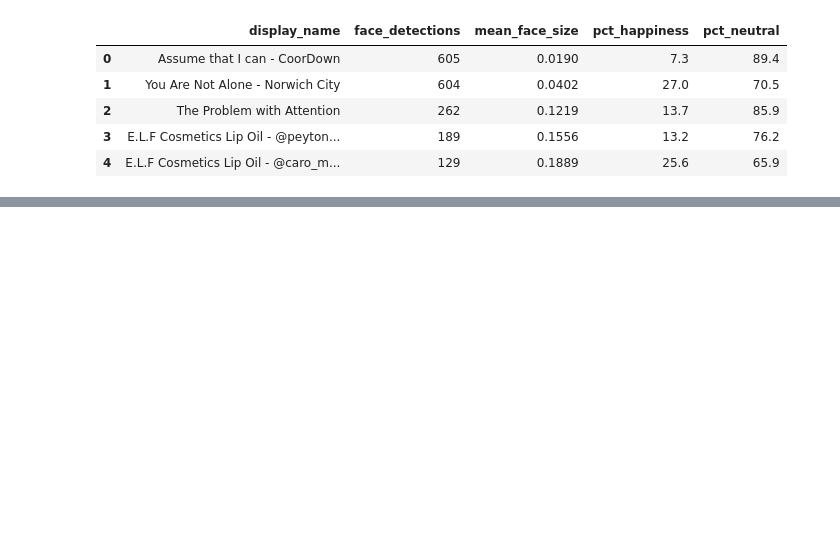
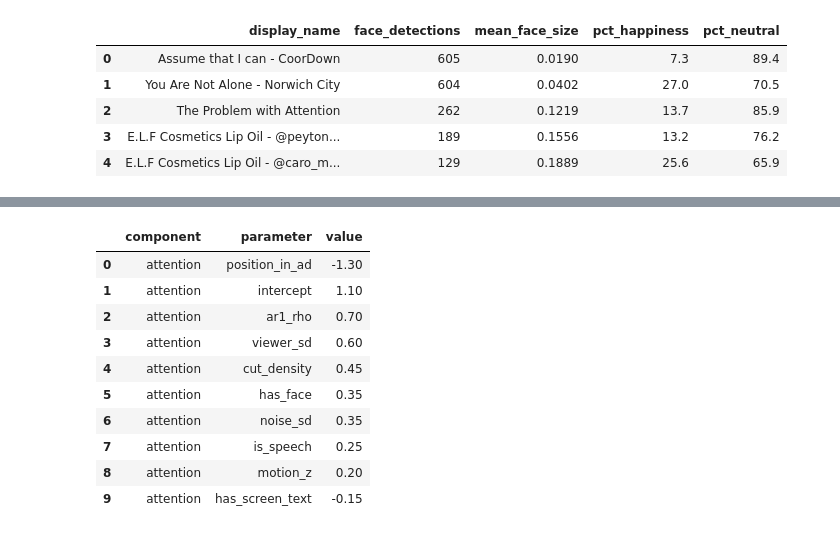
Before and after one commit to felixnego/cloud_employee_project, a Jupyter notebook: notebooks/01_creative_data_overview.ipynb, the cells around one changed output, grey strips where cells are left out. Saved outputs shown, nothing was run; the diff lists cells and outputs as text; code cells hidden in the pictures; blank space fills up the shorter version.

Commit message:
added audience generation layer

```diff
--- a/notebooks/01_creative_data_overview.ipynb
+++ b/notebooks/01_creative_data_overview.ipynb
@@ -409,0 +391,19 @@ query, answerable by someone who has never opened the videos.
+# %%
+# The coefficients that produced the data are published, so an analysis can be
+# checked against ground truth. A real panel has no such table.
+q("""
+    SELECT component, parameter, value FROM audience.generator_params
+    WHERE component = 'attention' ORDER BY abs(value) DESC
+""")
+# %% [output]
+|  | component | parameter | value |
+| 0 | attention | position_in_ad | -1.30 |
+| 1 | attention | intercept | 1.10 |
+| 2 | attention | ar1_rho | 0.70 |
+| 3 | attention | viewer_sd | 0.60 |
+| 4 | attention | cut_density | 0.45 |
+| 5 | attention | has_face | 0.35 |
+| 6 | attention | noise_sd | 0.35 |
+| 7 | attention | is_speech | 0.25 |
+| 8 | attention | motion_z | 0.20 |
+| 9 | attention | has_screen_text | -0.15 |
```
Also changed, not shown: parts of 8 cells of this notebook, 28 other files.
